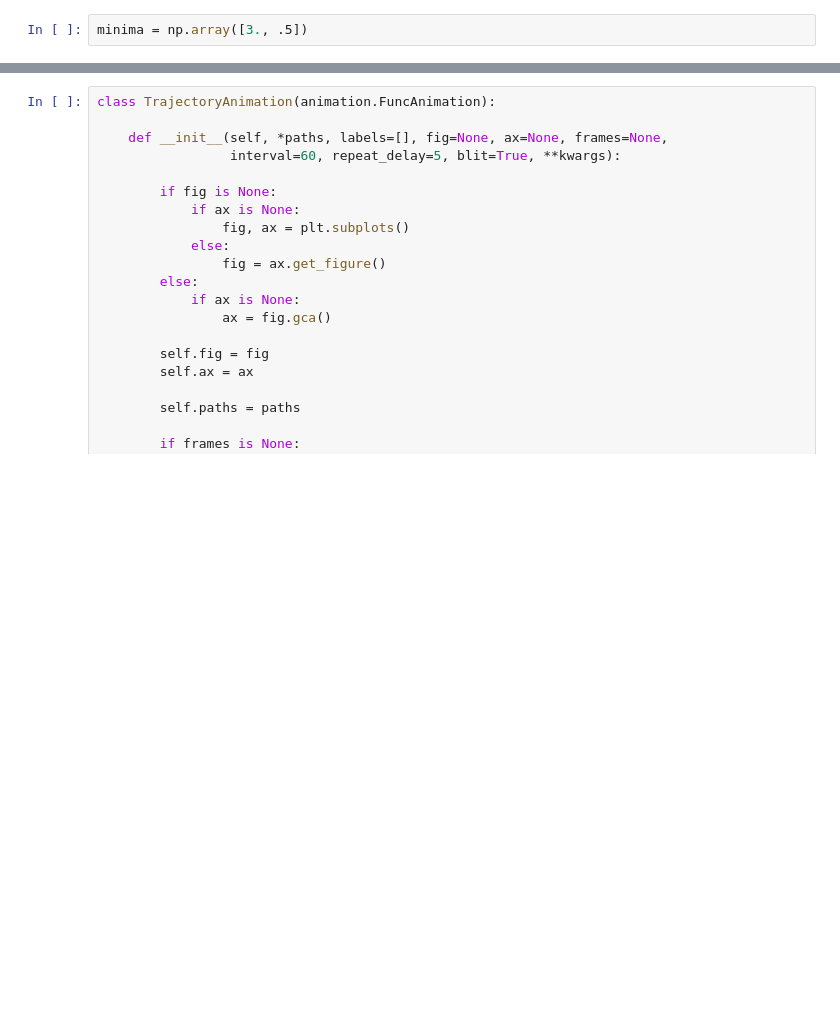
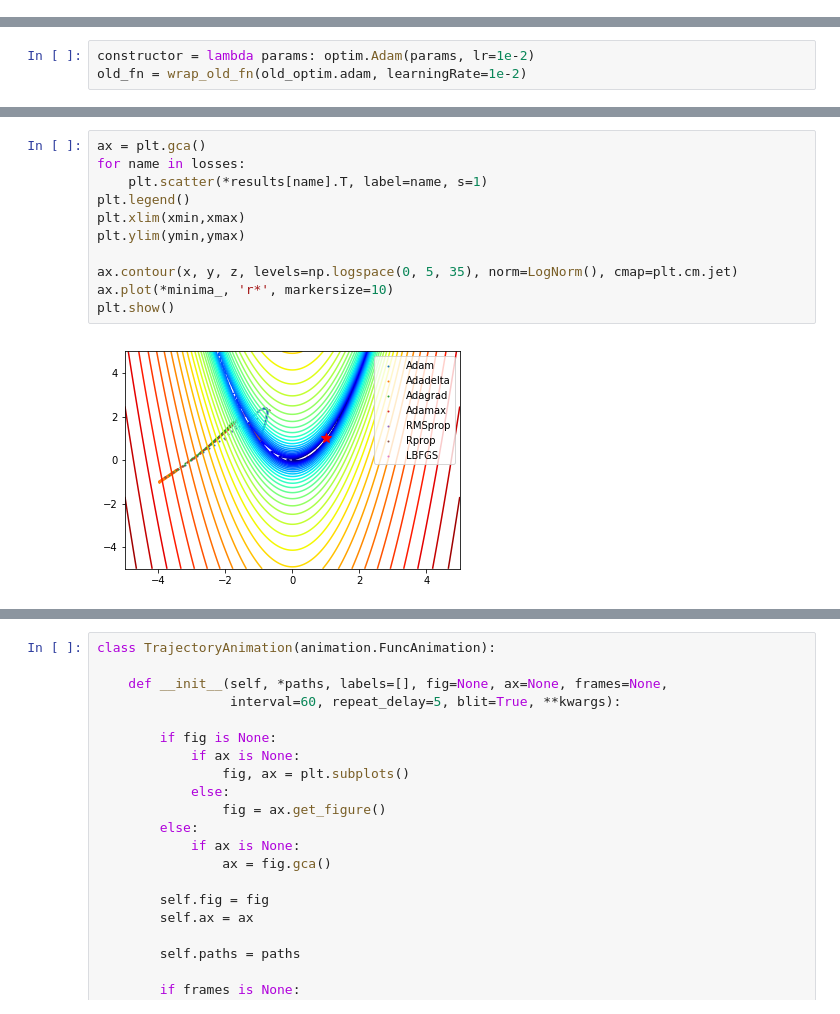
Before and after one commit to wassname/viz_torch_optim, a Jupyter notebook: main.ipynb, the cells around one changed output, grey strips where cells are left out. Drawn from its saved outputs; the diff is of its cells as text; blank space fills up the shorter version.

```diff
--- a/main.ipynb
+++ b/main.ipynb
@@ -46,3 +73 @@ z = f(x, y)
-# %%
-minima = np.array([3., .5])
 # %%
@@ -53,0 +89,3 @@ array([[ 3. ],
+# %%
+constructor = lambda params: optim.Adam(params, lr=1e-2)
+old_fn = wrap_old_fn(old_optim.adam, learningRate=1e-2)
@@ -53,0 +146,13 @@ array([[ 3. ],
+# %%
+ax = plt.gca()
+for name in losses:
+    plt.scatter(*results[name].T, label=name, s=1)
+plt.legend()
+plt.xlim(xmin,xmax)
+plt.ylim(ymin,ymax)
+
+ax.contour(x, y, z, levels=np.logspace(0, 5, 35), norm=LogNorm(), cmap=plt.cm.jet)
+ax.plot(*minima_, 'r*', markersize=10)
+plt.show()
+# %% [output]
+[figure, added]
```
Also changed, not shown: parts of 39 cells of this notebook.
